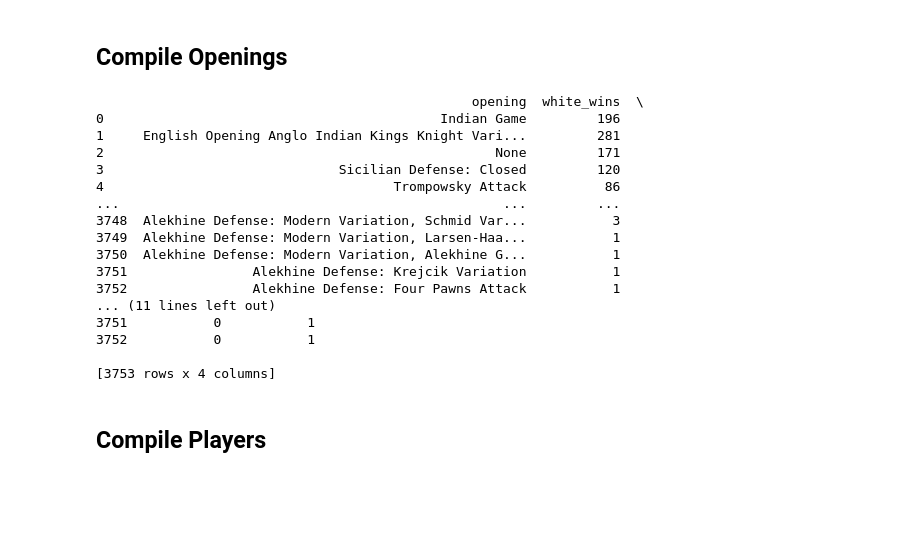
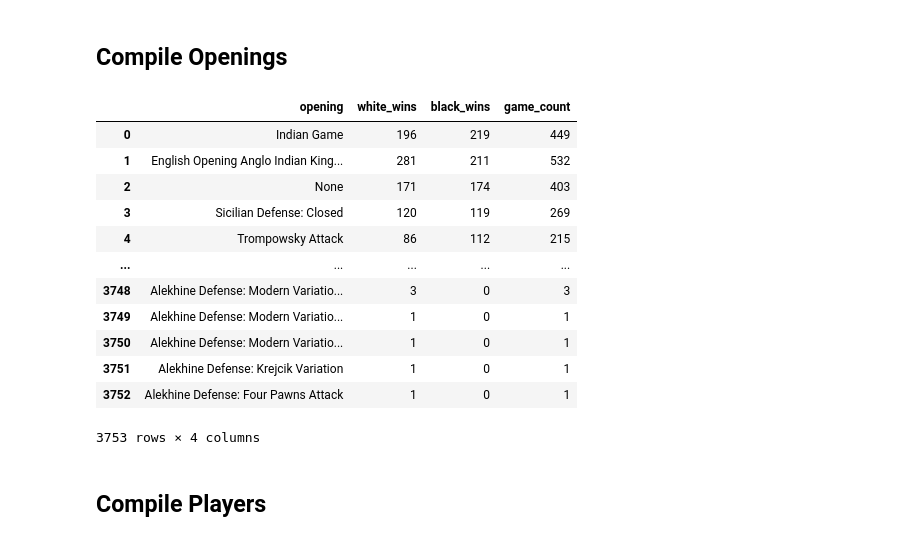
Before and after one commit to lastnode/nanodeg_p6_capstone, a Jupyter notebook: Analytics.ipynb, the cells around one changed output. Saved outputs shown, nothing was run; the diff lists cells and outputs as text; code cells hidden in the pictures; blank space fills up the shorter version.

```diff
--- a/Analytics.ipynb
+++ b/Analytics.ipynb
@@ -81,27 +81,22 @@ openings_query = """      select
                         order by black_wins desc"""
 # %%
 openings_df = ps.sqldf(openings_query, locals())
-# %%
-
-print(openings_df)
-# %% [output]
-                                                opening  white_wins  \
-0                                           Indian Game         196
-1     English Opening Anglo Indian Kings Knight Vari...         281
-2                                                  None         171
-3                              Sicilian Defense: Closed         120
-4                                     Trompowsky Attack          86
-...                                                 ...         ...
-3748  Alekhine Defense: Modern Variation, Schmid Var...           3
-3749  Alekhine Defense: Modern Variation, Larsen-Haa...           1
-3750  Alekhine Defense: Modern Variation, Alekhine G...           1
-3751                Alekhine Defense: Krejcik Variation           1
-3752                Alekhine Defense: Four Pawns Attack           1
-... (11 lines left out)
-3751           0           1
-3752           0           1
-
-[3753 rows x 4 columns]
+# %%
+openings_df
+# %% [output]
+|  | opening | white_wins | black_wins | game_count |
+| 0 | Indian Game | 196 | 219 | 449 |
+| 1 | English Opening Anglo Indian King... | 281 | 211 | 532 |
+| 2 | None | 171 | 174 | 403 |
+| 3 | Sicilian Defense: Closed | 120 | 119 | 269 |
+| 4 | Trompowsky Attack | 86 | 112 | 215 |
+| ... | ... | ... | ... | ... |
+| 3748 | Alekhine Defense: Modern Variatio... | 3 | 0 | 3 |
+| 3749 | Alekhine Defense: Modern Variatio... | 1 | 0 | 1 |
+| 3750 | Alekhine Defense: Modern Variatio... | 1 | 0 | 1 |
+| 3751 | Alekhine Defense: Krejcik Variation | 1 | 0 | 1 |
+| 3752 | Alekhine Defense: Four Pawns Attack | 1 | 0 | 1 |
+3753 rows × 4 columns
 # %% [markdown]
 ## Compile Players
 # %%
```
Also changed, not shown: parts of 2 cells of this notebook.
